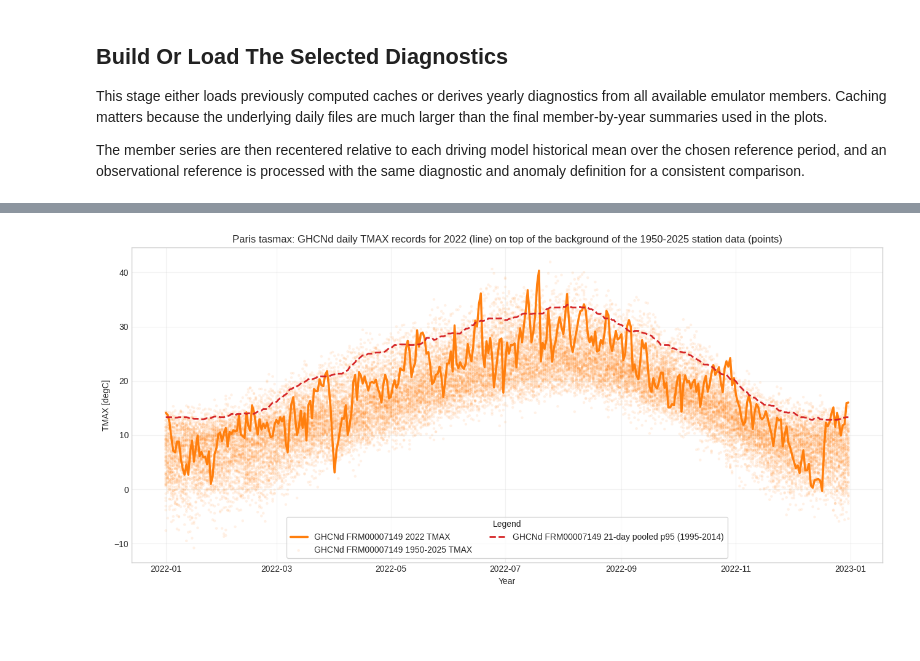
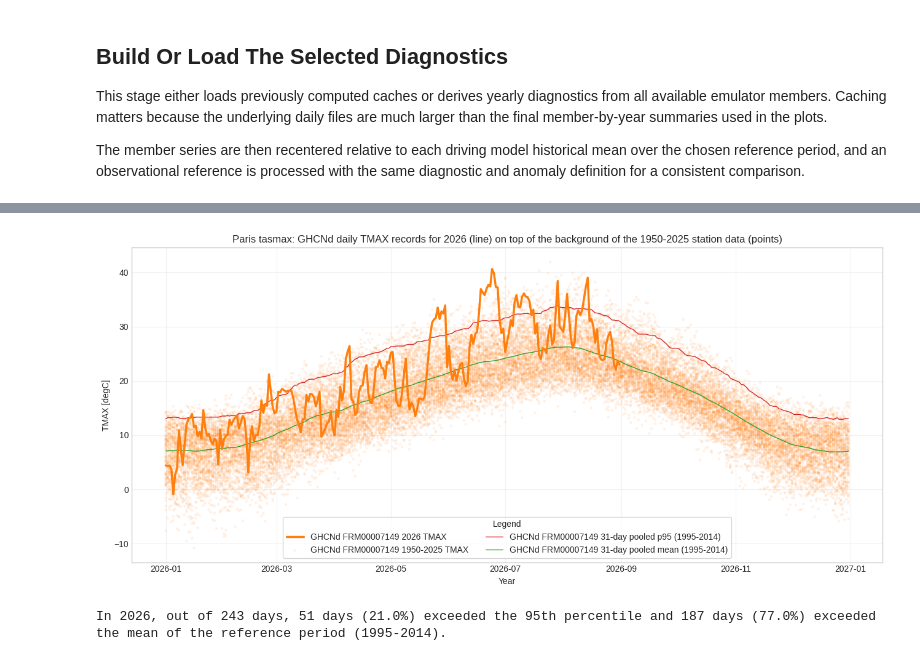
Before and after one commit to jesusff/T33-Emulator-hub, a Jupyter notebook: notebooks/city_level_emulator_ensemble_and_observations.ipynb, the cells around one changed output, grey strips where cells are left out. Cells and saved outputs as stored; diff of their text form; code cells hidden in the pictures; blank space fills up the shorter version.

```diff
--- a/notebooks/city_level_emulator_ensemble_and_observations.ipynb
+++ b/notebooks/city_level_emulator_ensemble_and_observations.ipynb
@@ -15,7 +15,7 @@ This block defines the selected city, local paths, active climate metric, diagno
 # %%
 CITY = "Paris"
 VARIABLE = "tasmax"  # "pr", "tasmin", "tasmax"
-DIAGNOSTIC_ID = "tx15day"  # "djfmean", "tn20", "tx15day", "rx1day"
+DIAGNOSTIC_ID = "jjamean"  # "djfmean", "tn20", "tx15day", "rx1day"
 REFERENCE_PERIOD = slice(1995, 2014)
 HIGHLIGHT_MEMBERS = ["NorESM2-MM_historical_r1i1p1f1", "NorESM2-MM_ssp370_r1i1p1f1"]
 GHCND_STATION = "FRM00007149"
@@ -177,8 +177,8 @@ pd.DataFrame(
 # %%
 if CITY == "Paris":
-    if DIAGNOSTIC_ID != "tx15day":
+    if not DIAGNOSTIC_ID in ["tx15day", "jjamean"]:
         raise ValueError(
-            "The GHCNd Paris comparison supports tx15day only"
+            "The GHCNd Paris comparison supports tx15day and jjamean only"
         )
 
     ghcnd_columns = [
@@ -209,7 +209,7 @@ if CITY == "Paris":
             ),
         },
     )
-    ghcnd_metric = yearly_max_15day_mean(
+    ghcnd_metric = METRIC_FUNCTIONS[config["DIAGNOSTIC_ID"]](
         ghcnd_series, config
     ).rename("ghcnd_metric")
     # retain only 1950-2026, since the early years have too many missings
@@ -432,8 +449,8 @@ Maximum exceedance probability: 22.2% (year 2095)
 # GHCNd Paris station daily TMAX records for a selected year (line) over
 # daily records from all other years (points). No emulator; all observed.
 
-highlighted_year = 2022
-p95_pool_days = 21
+highlighted_year = 2026
+p95_pool_days = 31
 p95_dates = pd.date_range(
     f"{highlighted_year}-01-01",
     f"{highlighted_year}-12-31",
@@ -505,34 +522,72 @@ if CITY == "Paris":
                 ),
                 "value",
             ].quantile(0.95)
             for position in range(1, calendar_day_count + 1)
         ],
         index=calendar_days,
     )
+    mean_daily = pd.Series(
+        [
+            reference_data.loc[
+                reference_data["calendar_position"].isin(
+                    ((position + pool_offsets - 1) % calendar_day_count) + 1
+                ),
+                "value",
+            ].mean()
+            for position in range(1, calendar_day_count + 1)
+        ],
+        index=calendar_days,
+    )
+
     ax.plot(
         p95_dates,
         p95_daily.to_numpy() / 10.0,
         color="#d62728",
-        linewidth=2.0,
-        linestyle="--",
+        linewidth=1.0,
+        linestyle="-",
+        zorder=1,
         label=(
             f"GHCNd {GHCND_STATION} {p95_pool_days}-day pooled p95 "
+            f"({REFERENCE_PERIOD.start}-{REFERENCE_PERIOD.stop})"
+        ),
+    )
+    ax.plot(
+        p95_dates,
+        mean_daily.to_numpy() / 10.0,
+        color="#2ca02c",
+        linewidth=1.0,
+        linestyle="-",
+        zorder=1,
+        label=(
+            f"GHCNd {GHCND_STATION} {p95_pool_days}-day pooled mean "
             f"({REFERENCE_PERIOD.start}-{REFERENCE_PERIOD.stop})"
         ),
     )
 
 format_time_series_axes(
     ax,
     f"{CITY} {VARIABLE}: GHCNd daily TMAX records for {highlighted_year} (line) "
     "on top of the background of the 1950-2025 station data (points)",
     "TMAX [degC]",
     legend_title="Legend",
 )
 save_figure(
     fig,
-    f"105_{CITY}_{VARIABLE}_{DIAGNOSTIC_ID}_ghcnd_{highlighted_year}_daily_tmax",
+    f"105_{CITY}_{VARIABLE}_ghcnd_{highlighted_year}_daily_tmax",
     config,
 )
 plt.show()
+
+# Days exceeding the 95th percentile and the mean of the reference period for the year highlighted_year, based on the pooled reference data.
+ndays = len(ghcnd_highlighted_data)
+ndays_exceeding_p95 = (ghcnd_highlighted_data["value"] > p95_daily.values[:ndays]).sum()
+ndays_exceeding_mean = (ghcnd_highlighted_data["value"] > mean_daily.values[:ndays]).sum()
+print(
+    f"In {highlighted_year}, out of {ndays} days, "
+    f"{ndays_exceeding_p95} days ({ndays_exceeding_p95/ndays*100:.1f}%) exceeded the 95th percentile "
+    f"and {ndays_exceeding_mean} days ({ndays_exceeding_mean/ndays*100:.1f}%) exceeded the mean "
+    f"of the reference period ({REFERENCE_PERIOD.start}-{REFERENCE_PERIOD.stop})."
+)
 # %% [output]
-[figure, old version]
+[figure, new version]
+In 2026, out of 243 days, 51 days (21.0%) exceeded the 95th percentile and 187 days (77.0%) exceeded the mean of the reference period (1995-2014).
```
Also changed, not shown: parts of 6 cells of this notebook, 1 other file.
